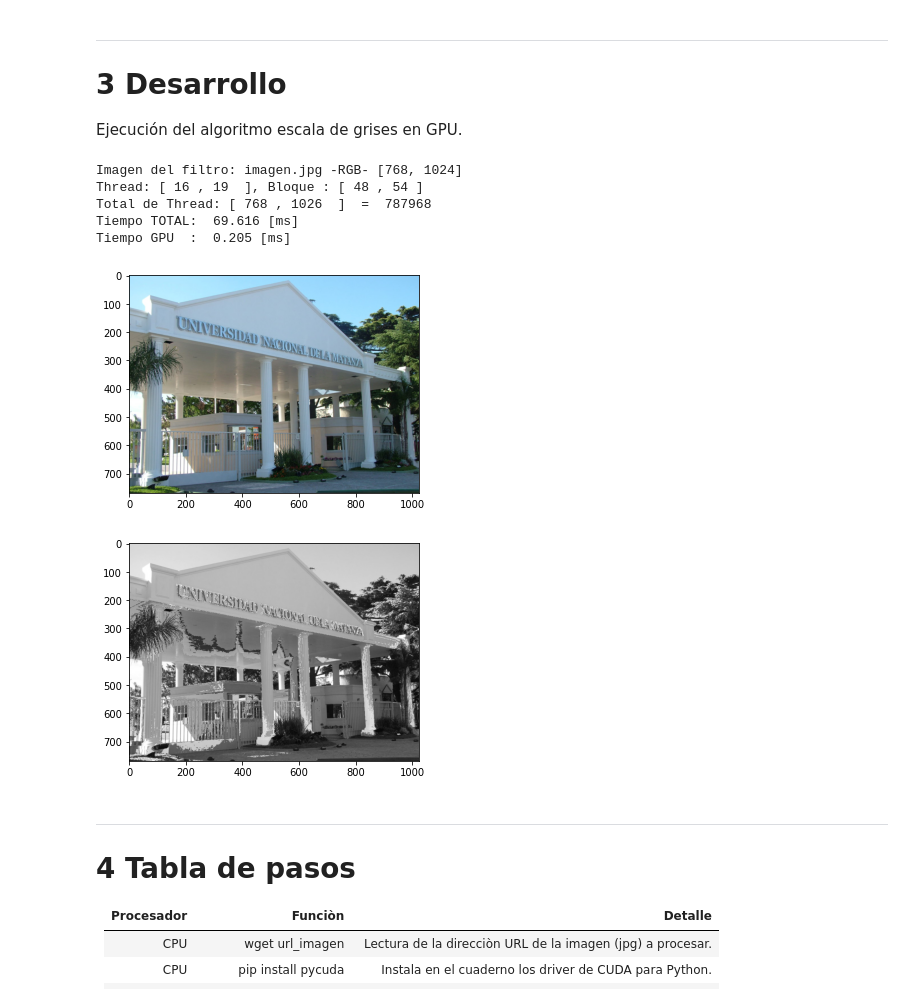
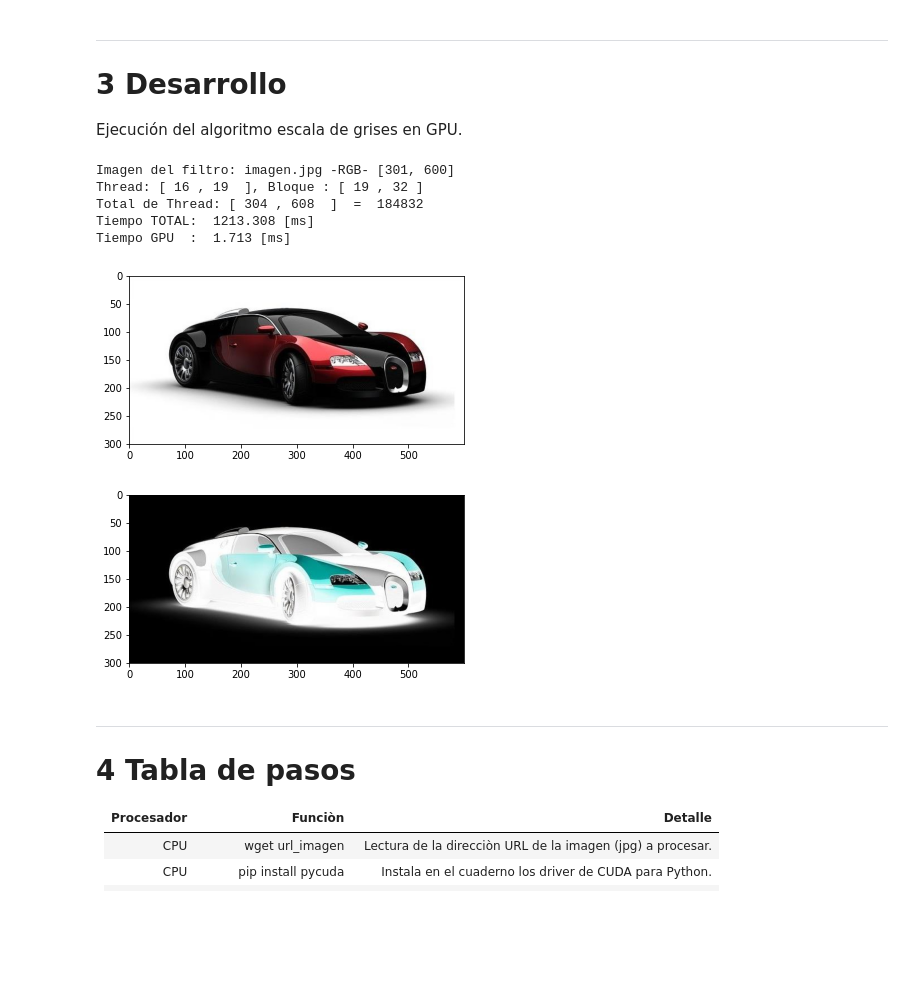
Before and after one commit to maxcoto/memoscopio, a Jupyter notebook: HPC/2_GPU.ipynb, the cells around one changed output. Saved outputs shown, nothing was run; the diff lists cells and outputs as text; code cells hidden in the pictures; blank space fills up the shorter version.

```diff
--- a/HPC/2_GPU.ipynb
+++ b/HPC/2_GPU.ipynb
@@ -111,19 +102,23 @@ __global__ void kernel_img( int ancho, int alto, char *img_O, char *img_R )
   // Calculo las coordenadas del Thread en dos dimensiones.
   int idx = threadIdx.x + blockIdx.x*blockDim.x;
   int idy = threadIdx.y + blockIdx.y*blockDim.y;
-  float fGris = 0.0;
+  float newR = 0.0;
+  float newG = 0.0;
+  float newB = 0.0;
+  int index = 0;
 
   // Verifico que los Thread, esten dentro de las dimensiones de la imagen.
   if( idx < ancho && idy < alto )
   {
+    index = (idx+(idy*ancho))*3;
     // Calculo el color gris para el pixel a partir de los componentes.
-    fGris = (float)img_O[(idx+(idy*ancho))*3    ]*0.299;  // Componente Rojo del pixel.
-    fGris +=(float)img_O[((idx+(idy*ancho))*3)+1]*0.599;  // Componente Verde del pixel.
-    fGris +=(float)img_O[((idx+(idy*ancho))*3)+2]*0.11;   // Componente Azul del pixel.
+    newR = 255 - (float)img_O[index];     // Componente Rojo del pixel.
+    newG = 255 - (float)img_O[index+1];   // Componente Verde del pixel.
+    newB = 255 - (float)img_O[index+2];   // Componente Azul del pixel.
     // Escribo el color del pixel.
-    img_R[(idx+(idy*ancho))*3  ] = (char) fGris;
-    img_R[(idx+(idy*ancho))*3+1] = (char) fGris;
-    img_R[(idx+(idy*ancho))*3+2] = (char) fGris;
+    img_R[index]   = (char) newR;
+    img_R[index+1] = (char) newG;
+    img_R[index+2] = (char) newB;
   }
 }
 """)
@@ -140,40 +135,40 @@ dim_hilo_x = 16
 dim_bloque_x = numpy.int( (img_ancho+dim_hilo_x-1) / dim_hilo_x )
 
 dim_hilo_y = 19
 dim_bloque_y = numpy.int( (img_alto+dim_hilo_y-1) / dim_hilo_y )
 
 print( "Thread: [", dim_hilo_x, ",", dim_hilo_y, " ], Bloque : [", dim_bloque_x, ",", dim_bloque_y, "]" )
 print( "Total de Thread: [", dim_hilo_x*dim_bloque_x, ",", dim_hilo_y*dim_bloque_y, " ]", " = ", dim_hilo_x*dim_bloque_x*dim_hilo_y*dim_bloque_y )
 
 tiempo_img = datetime.now()
 
 kernel( numpy.int32(img_ancho), numpy.int32(img_alto), img_O_gpu, img_R_gpu, block=( dim_hilo_x, dim_hilo_y, 1 ), grid=(dim_bloque_x, dim_bloque_y,1) )
 
 tiempo_img = datetime.now() - tiempo_img
 
 # GPU - Copio el resultado desde la memoria GPU.
 cuda.memcpy_dtoh( img_R_cpu, img_R_gpu )
 
 # Muestro la imagen Original el filtro.
 plt.figure()
 imgplot=plt.imshow( img_O_cpu )
 
 # Muestro la imagen luego de aplicarle el filtro.
 plt.figure()
 imgplot=plt.imshow( img_R_cpu )
 
 tiempo_total = datetime.now() - tiempo_total
 
 print("Tiempo TOTAL: ", tiempo_en_ms( tiempo_total ), "[ms]" )
 print("Tiempo GPU  : ", tiempo_en_ms( tiempo_img ), "[ms]" )
 # %% [output]
-Imagen del filtro: imagen.jpg -RGB- [768, 1024]
-Thread: [ 16 , 19  ], Bloque : [ 48 , 54 ]
-Total de Thread: [ 768 , 1026  ]  =  787968
-Tiempo TOTAL:  69.616 [ms]
-Tiempo GPU  :  0.205 [ms]
+Imagen del filtro: imagen.jpg -RGB- [301, 600]
+Thread: [ 16 , 19  ], Bloque : [ 19 , 32 ]
+Total de Thread: [ 304 , 608  ]  =  184832
+Tiempo TOTAL:  1213.308 [ms]
+Tiempo GPU  :  1.713 [ms]
-[figure, old version]
+[figure, new version]
-[figure, old version]
+[figure, new version]
 # %% [markdown]
 ---
 # 4 Tabla de pasos
```
Also changed, not shown: parts of 2 cells of this notebook.
